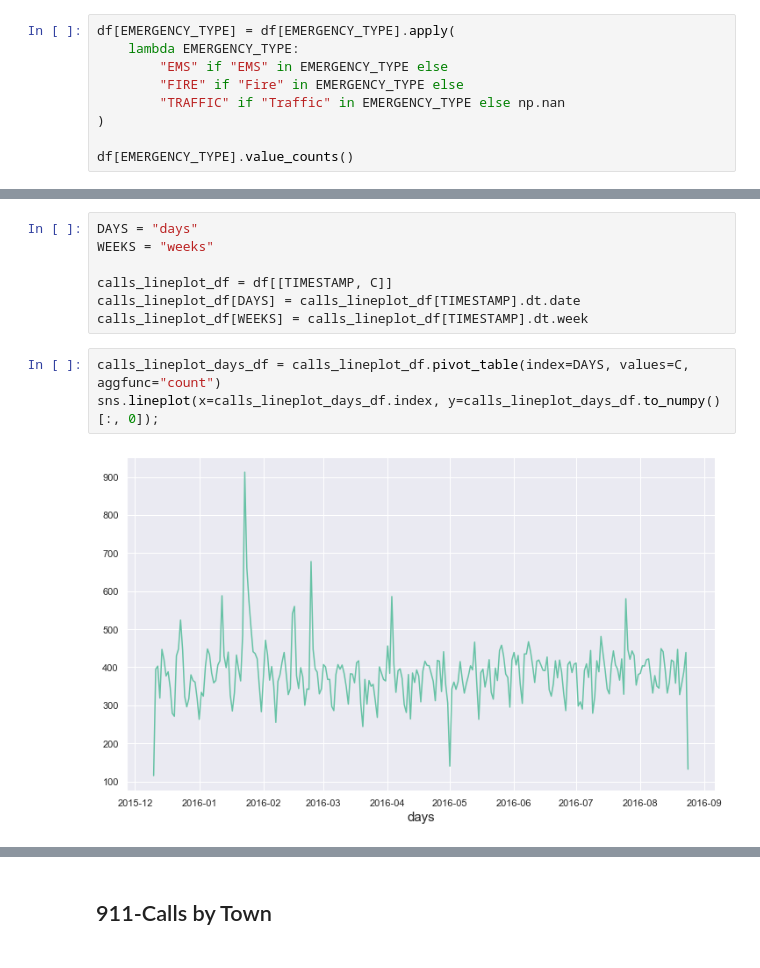
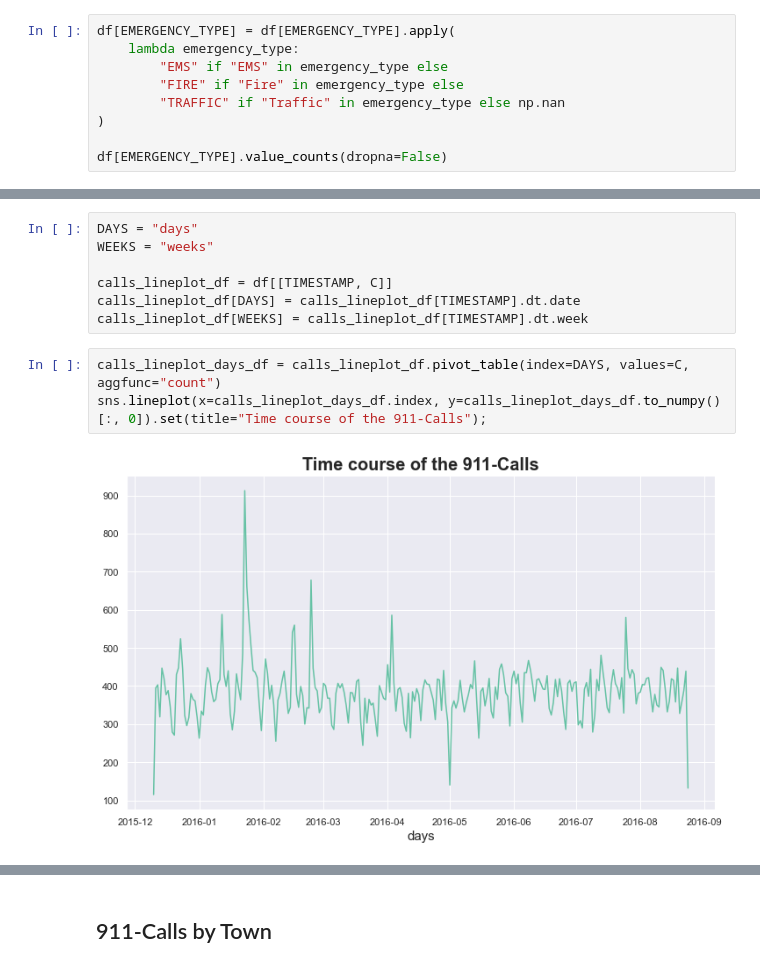
Before and after one commit to enricogoerlitz/Data-Analysis, a Jupyter notebook: 04_911_Calls/notebook/notebook1.ipynb, the cells around one changed output, grey strips where cells are left out. Saved outputs shown, nothing was run; the diff lists cells and outputs as text.

```diff
--- a/04_911_Calls/notebook/notebook1.ipynb
+++ b/04_911_Calls/notebook/notebook1.ipynb
@@ -290,13 +330,13 @@ array(['EMS: BACK PAINS/INJURY', 'EMS: DIABETIC EMERGENCY',
 Note: EMS, Fire and Traffic
 # %%
 df[EMERGENCY_TYPE] = df[EMERGENCY_TYPE].apply(
-    lambda EMERGENCY_TYPE:
-        "EMS" if "EMS" in EMERGENCY_TYPE else
-        "FIRE" if "Fire" in EMERGENCY_TYPE else
-        "TRAFFIC" if "Traffic" in EMERGENCY_TYPE else np.nan
+    lambda emergency_type:
+        "EMS" if "EMS" in emergency_type else
+        "FIRE" if "Fire" in emergency_type else
+        "TRAFFIC" if "Traffic" in emergency_type else np.nan
 )
 
-df[EMERGENCY_TYPE].value_counts()
+df[EMERGENCY_TYPE].value_counts(dropna=False)
 # %% [output]
 EMS        48879
 TRAFFIC    35695
@@ -589,8 +649,8 @@ calls_lineplot_df[DAYS] = calls_lineplot_df[TIMESTAMP].dt.date
 calls_lineplot_df[WEEKS] = calls_lineplot_df[TIMESTAMP].dt.week
 # %%
 calls_lineplot_days_df = calls_lineplot_df.pivot_table(index=DAYS, values=C, aggfunc="count")
-sns.lineplot(x=calls_lineplot_days_df.index, y=calls_lineplot_days_df.to_numpy()[:, 0]);
+sns.lineplot(x=calls_lineplot_days_df.index, y=calls_lineplot_days_df.to_numpy()[:, 0]).set(title="Time course of the 911-Calls");
 # %% [output]
-[figure, old version]
+[figure, new version]
 # %%
 calls_lineplot_weeks_df = calls_lineplot_df.pivot_table(index=WEEKS, values=C, aggfunc="count")
```
Also changed, not shown: parts of 40 cells of this notebook.
